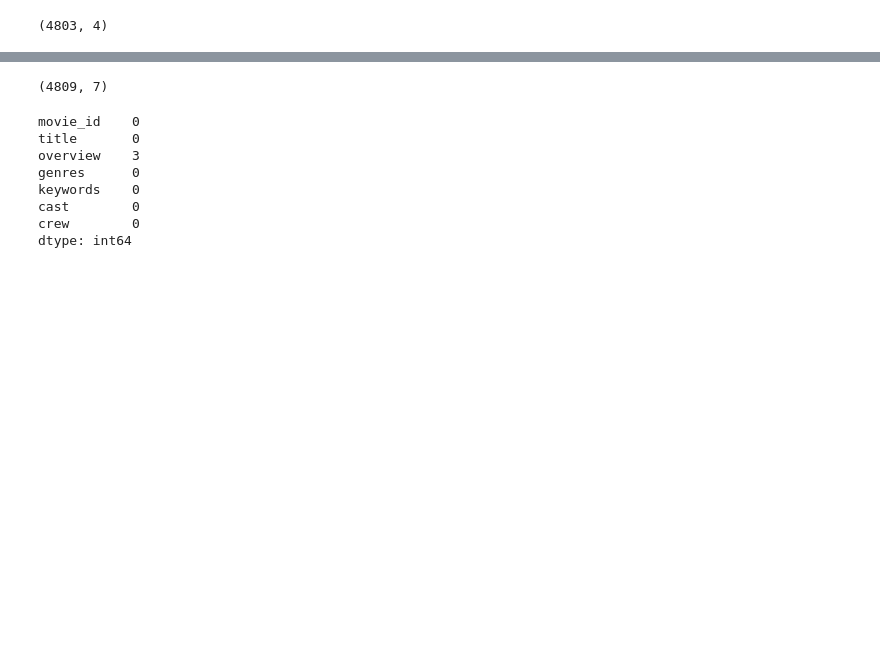
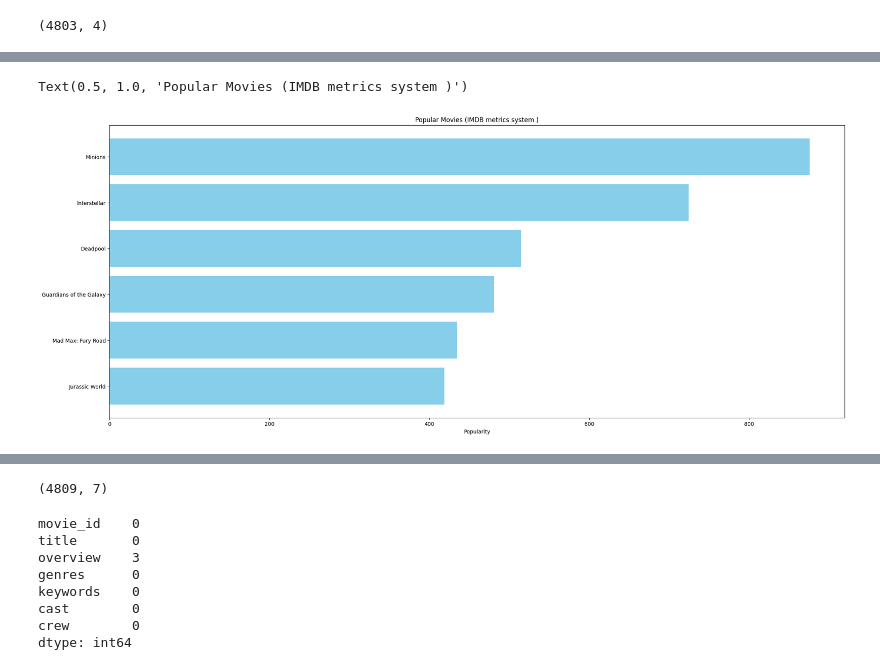
Before and after one commit to mustansirrashid/movie-recommender, a Jupyter notebook: recommender System.ipynb, the cells around one changed output, grey strips where cells are left out. Drawn from its saved outputs; the diff is of its cells as text; code cells hidden in the pictures; blank space fills up the shorter version.

```diff
--- a/recommender System.ipynb
+++ b/recommender System.ipynb
@@ -23,6 +30,10 @@ credits_df.shape
 # %%
 movies_df = movies_df.merge(credits_df, on = 'title')
 movies_df.head(5)
+
+movies_df.loc[:,'release_date']
+movies_df['year'] = pd.DatetimeIndex(movies_df['release_date']).year
+movies_df.head()
 # %% [output]
 |  | budget | genres | homepage | id | keywords | original_language | original_title | overview | ... |
 | 0 | 237000000 | [{"id": 28, "name": "Action"}, {"... | http://www.avatarmovie.com/ | 19995 | [{"id": 1463, "name": "culture cl... | en | Avatar | In the 22nd century, a paraplegic... | ... |
@@ -37,0 +135,15 @@ movies_df.shape
+# %%
+
+
+pop= movies_df.sort_values('popularity', ascending=False)
+
+plt.figure(figsize=(25,10))
+
+plt.barh(pop['title'].head(6),pop['popularity'].head(6), align='center',
+        color='skyblue')
+plt.gca().invert_yaxis()
+plt.xlabel("Popularity")
+plt.title("Popular Movies (IMDB metrics system )")
+# %% [output]
+Text(0.5, 1.0, 'Popular Movies (IMDB metrics system )')
+[figure, added]
```
Also changed, not shown: parts of 19 cells of this notebook, 2 other files.
